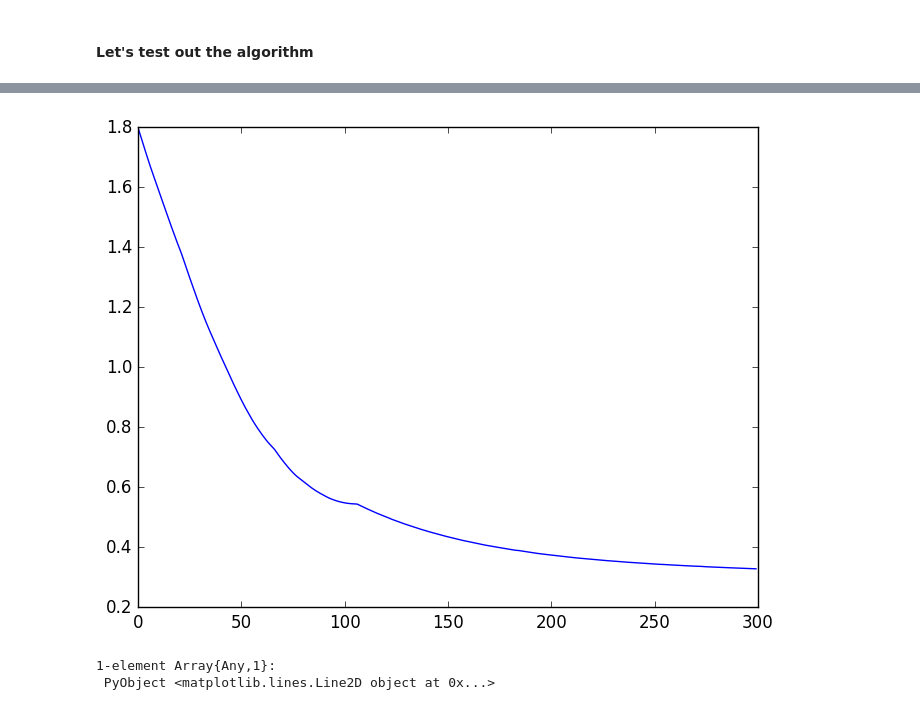
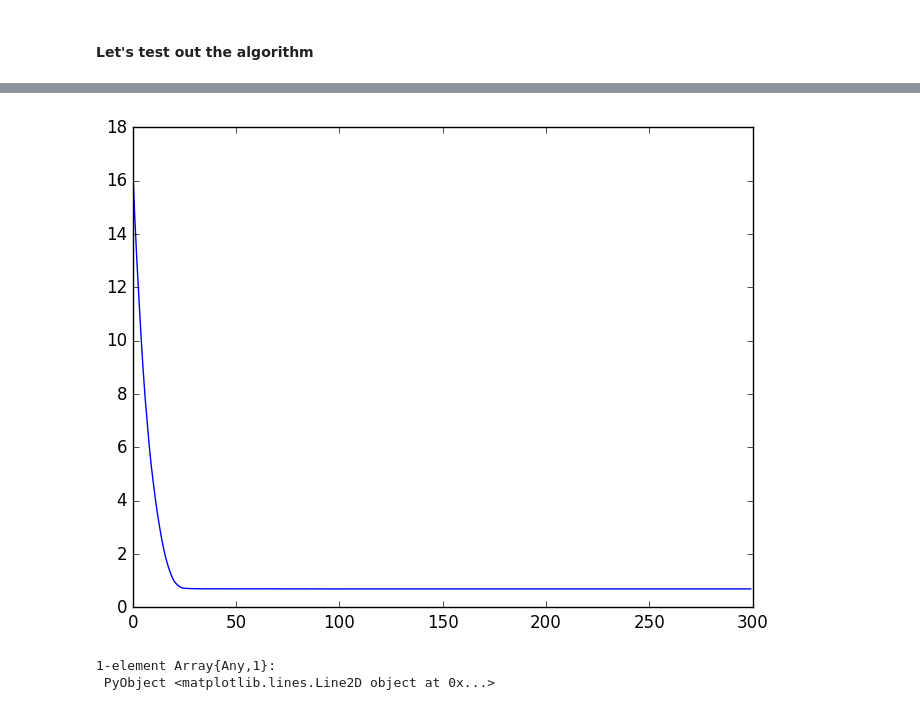
Before and after one commit to serbanstan/colranking, a Jupyter notebook: ColRanking.ipynb, the cells around one changed output, grey strips where cells are left out. Cells and saved outputs as stored; diff of their text form; code cells hidden in the pictures.

```diff
--- a/ColRanking.ipynb
+++ b/ColRanking.ipynb
@@ -211,26 +239,31 @@ Loss after 100 steps: 0.3063682436901998
 # %% [markdown]
 #### Let's test out the algorithm
 # %%
-curX = adjust(rand(d1,d2))
-lambda = 0.5
-lambda_k = 0.02
+curTheta = adjust(rand(d1,d2))
+lambda = 0.5   # the regularization parameter
+lambda_k = .1   # the step size
 
 LF = []
+objVal = []
 
 for steps = 1:300
-    # first, go in the direction of F
-    interX = curX - lambda_k * deltaF(curX)
-    newX = prox(lambda * lambda_k, interX)
+    # first, go in the direction of f
+    V = curTheta - lambda_k * deltaF(curTheta)
+    newTheta = prox(lambda * lambda_k, V)
+#     newTheta = adjust(V)
+
+#     checkKKT(lambda, newTheta)
+#     println()
 
     if steps % 10 == 0
-#         println("f + g = ", lossObj(curX) + lambda * nucNorm(curX))
-#         println("f = ", lossObj(curX))
-#         println("g = ", lambda * nucNorm(curX))
-#         println(vecnorm(ThetaS - newX)^2)
-#         println()
+        println("f + g = ", obj(curTheta) + lambda * nucNorm(curTheta))
+        println("f = ", obj(curTheta))
+        println("g = ", lambda * nucNorm(curTheta))
+        println()
     end
 
-    push!(LF, vecnorm(ThetaS - newX)^2)
+    push!(objVal, obj(newTheta) + lambda * nucNorm(newTheta))
+    push!(LF, vecnorm(ThetaS - newTheta/vecnorm(newTheta))^2)
 
-    curX = copy(newX)
+    curTheta = copy(newTheta)
 end
@@ -237,9 +288,7 @@ end
-# %%
-using PyPlot
-
-# xkcd()
-plot(LF)
-# %% [output]
-[figure, removed]
-1-element Array{Any,1}:
- PyObject <matplotlib.lines.Line2D object at 0x...>
+# %%
+# plotting the objective
+plot(objVal)
+# %% [output]
+[figure, added]
+1-element Array{Any,1}:
+ PyObject <matplotlib.lines.Line2D object at 0x...>
```
Also changed, not shown: parts of 13 cells of this notebook.
